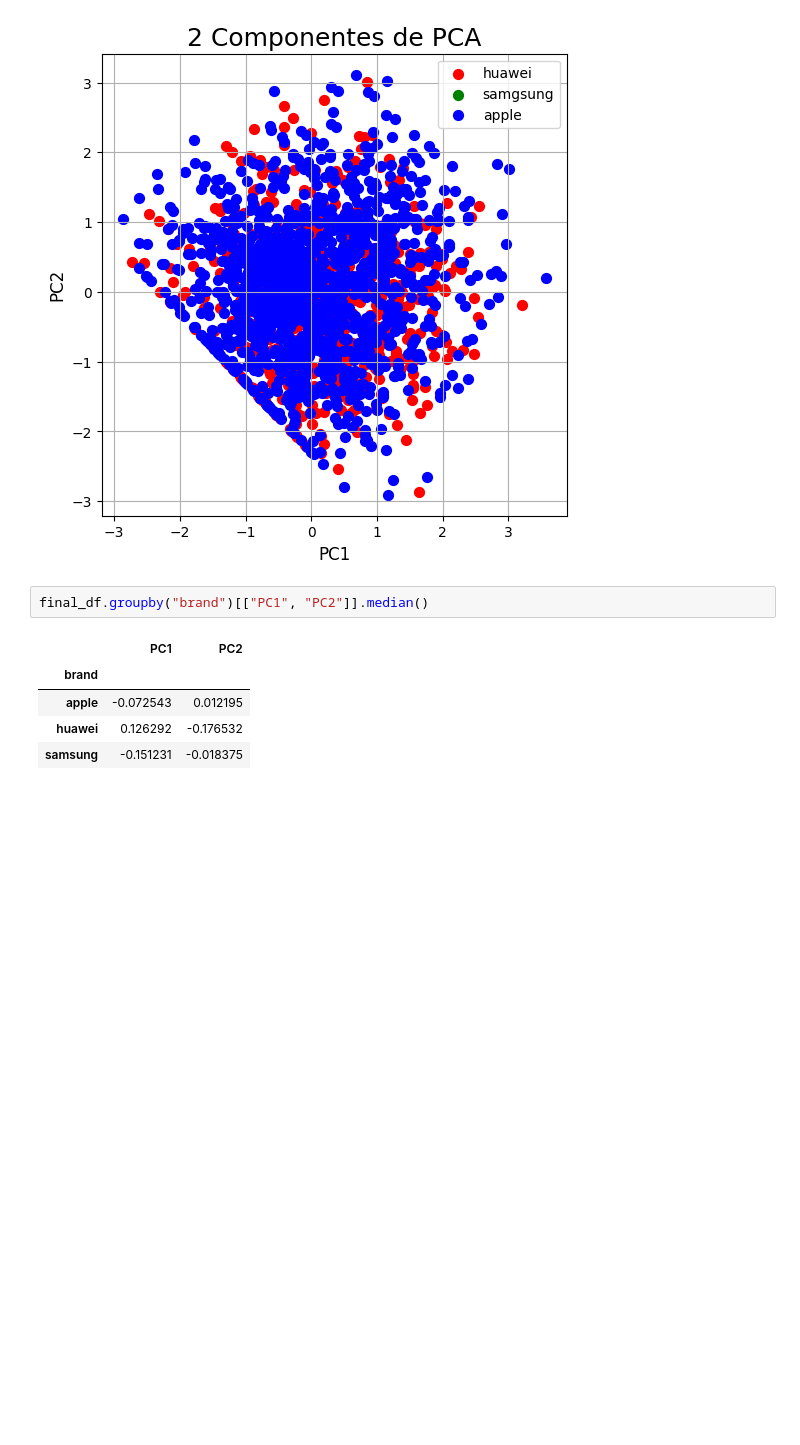
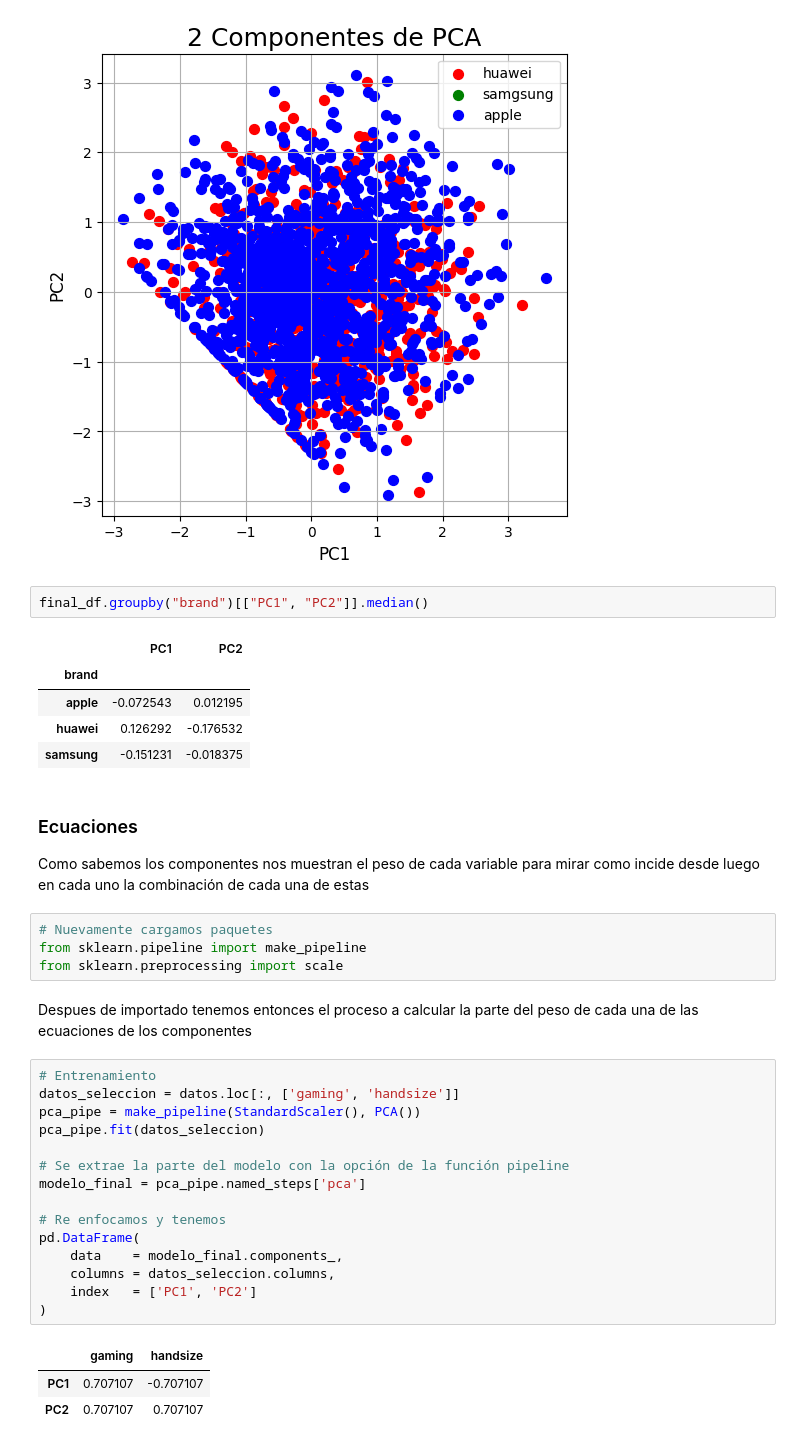
Before and after one commit to keynes37/Pricenalitycs, a Jupyter notebook: Cluster_de_mercado.ipynb, the cells around one changed output. Drawn from its saved outputs; the diff is of its cells as text; blank space fills up the shorter version.

```diff
--- a/Cluster_de_mercado.ipynb
+++ b/Cluster_de_mercado.ipynb
@@ -200,3 +200,31 @@ final_df.groupby("brand")[["PC1", "PC2"]].median()
 | apple | -0.072543 | 0.012195 |
 | huawei | 0.126292 | -0.176532 |
 | samsung | -0.151231 | -0.018375 |
+# %% [markdown]
+### Ecuaciones
+Como sabemos los componentes nos muestran el peso de cada variable para mirar como incide desde luego en cada uno la combinación de cada una de estas
+# %%
+# Nuevamente cargamos paquetes
+from sklearn.pipeline import make_pipeline
+from sklearn.preprocessing import scale
+# %% [markdown]
+Despues de importado tenemos entonces el proceso a calcular la parte del peso de cada una de las ecuaciones de los componentes
+# %%
+# Entrenamiento
+datos_seleccion = datos.loc[:, ['gaming', 'handsize']]
+pca_pipe = make_pipeline(StandardScaler(), PCA())
+pca_pipe.fit(datos_seleccion)
+
+# Se extrae la parte del modelo con la opción de la función pipeline
+modelo_final = pca_pipe.named_steps['pca']
+
+# Re enfocamos y tenemos
+pd.DataFrame(
+    data    = modelo_final.components_,
+    columns = datos_seleccion.columns,
+    index   = ['PC1', 'PC2']
+)
+# %% [output]
+|  | gaming | handsize |
+| PC1 | 0.707107 | -0.707107 |
+| PC2 | 0.707107 | 0.707107 |
```
Also changed, not shown: parts of 4 cells of this notebook, 1 other file.
